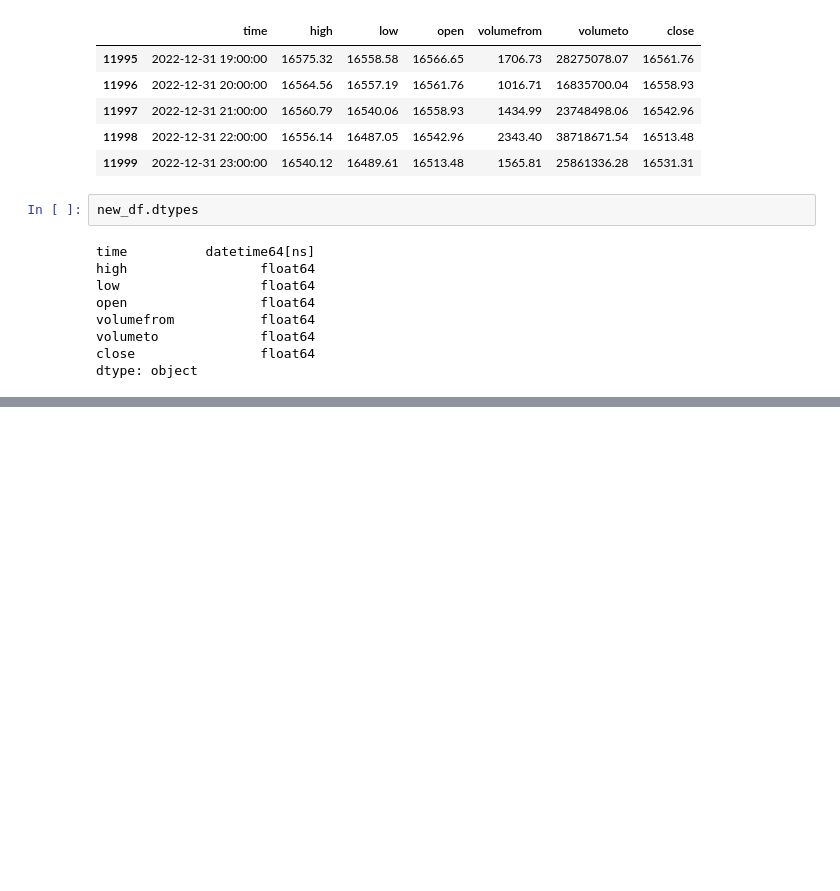
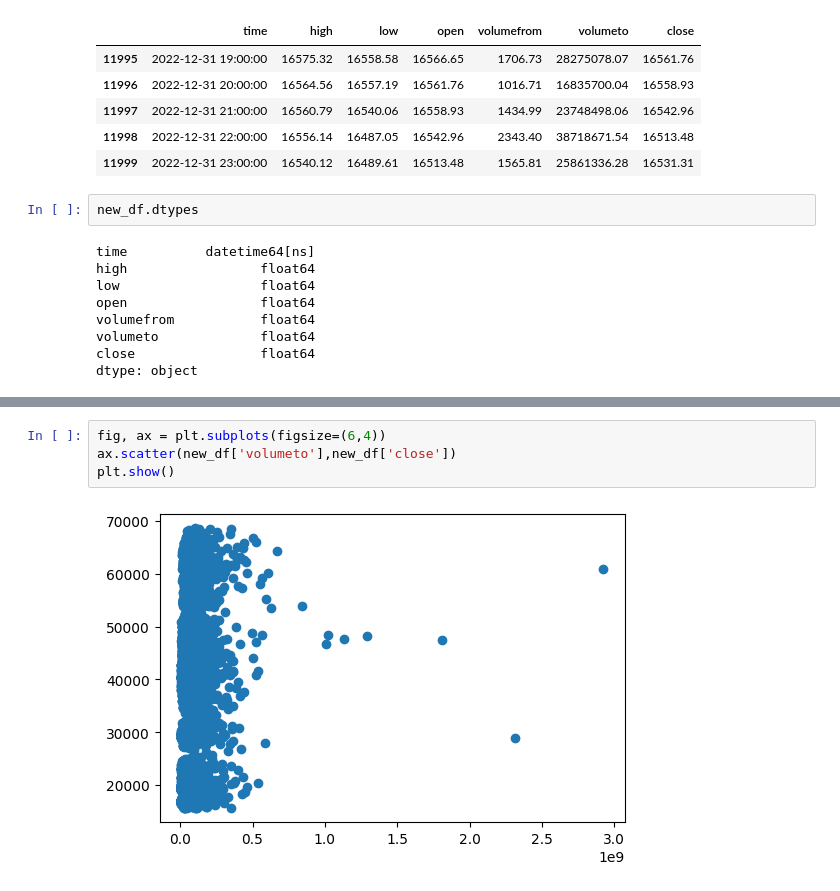
Before and after one commit to Tulipraaj/Crypto-Currency-Research, a Jupyter notebook: BTC.ipynb, the cells around one changed output, grey strips where cells are left out. Cells and saved outputs as stored; diff of their text form; blank space fills up the shorter version.

```diff
--- a/BTC.ipynb
+++ b/BTC.ipynb
@@ -96,0 +116,6 @@ dtype: object
+# %%
+fig, ax = plt.subplots(figsize=(6,4))
+ax.scatter(new_df['volumeto'],new_df['close'])
+plt.show()
+# %% [output]
+[figure, added]
```
Also changed, not shown: parts of 19 cells of this notebook.
